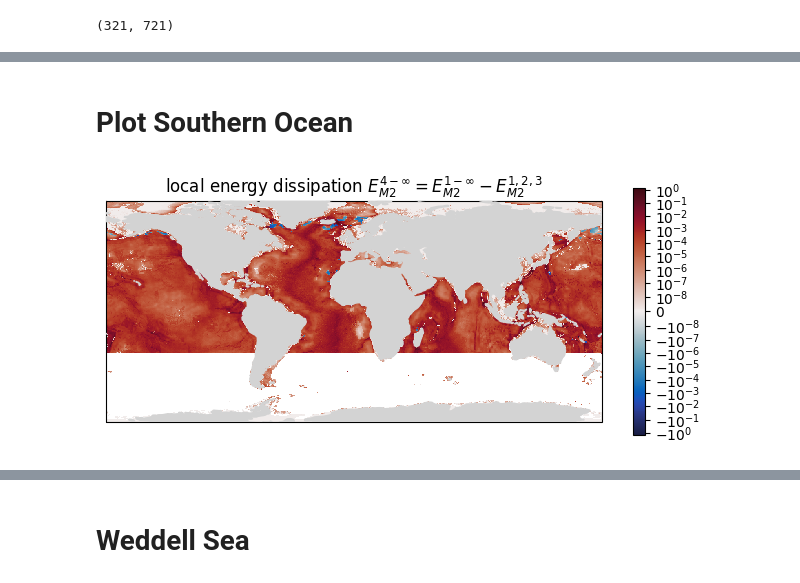
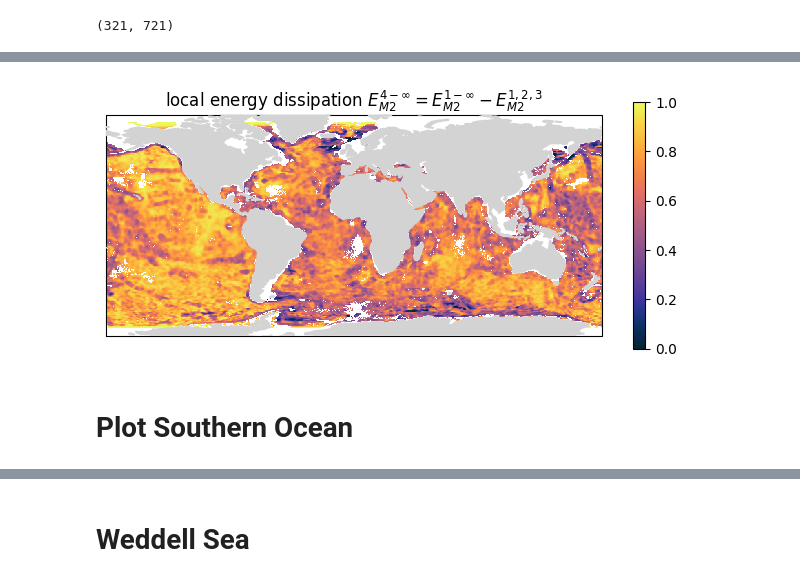
Before and after one commit to opinner/Pinner_et_al_2024, a Jupyter notebook: docs/Exploring Vic et al., 2019.ipynb, the cells around one changed output, grey strips where cells are left out. Drawn from its saved outputs; the diff is of its cells as text; code cells hidden in the pictures.

```diff
--- a/docs/Exploring Vic et al., 2019.ipynb
+++ b/docs/Exploring Vic et al., 2019.ipynb
@@ -104,3 +105,15 @@ print(np.nanmin(q),np.nanmax(q))
+# %%
+fig = plt.figure(figsize=[8, 8])
+ax = fig.add_subplot(1, 1, 1, projection=ccrs.PlateCarree())
+ax.add_feature(cfeature.LAND, color="lightgrey", alpha=1, zorder = 10)
+#im = ax.pcolormesh(lon, lat, t, transform=ccrs.PlateCarree(), cmap = cm.cm.balance, norm = mcolors.SymLogNorm(linthresh = 1e-8, vmin = - np.nanmax(np.abs(t)), vmax = np.nanmax(np.abs(t))))
+im = ax.pcolormesh(lon, lat, q, transform=ccrs.PlateCarree(), cmap = cm.cm.thermal, vmin = 0)
+#plt.title(r"$q = E^{4-\infty}_{M2} / E^{1-\infty}_{M2}$")
+plt.title(r"local energy dissipation $E^{4-\infty}_{M2} = E^{1-\infty}_{M2} - E^{1,2,3}_{M2}$")
+plt.colorbar(im, orientation='vertical', shrink = 0.4);
+#plt.savefig("./output2.png", bbox_inches = "tight", dpi = 300)
+# %% [output]
+[figure, added]
 # %% [markdown]
 # Plot Southern Ocean
 # %%
@@ -139,17 +152,6 @@ def setup_south_polar(fig):
     ax.set_boundary(circle, transform=ax.transAxes)
 
     return ax
-# %%
-fig = plt.figure(figsize=[8, 8])
-ax = fig.add_subplot(1, 1, 1, projection=ccrs.PlateCarree())
-ax.add_feature(cfeature.LAND, color="lightgrey", alpha=1, zorder = 10)
-im = ax.pcolormesh(lon, lat, t, transform=ccrs.PlateCarree(), cmap = cm.cm.balance, norm = mcolors.SymLogNorm(linthresh = 1e-8, vmin = - np.nanmax(np.abs(t)), vmax = np.nanmax(np.abs(t))))
-#plt.title(r"$q = E^{4-\infty}_{M2} / E^{1-\infty}_{M2}$")
-plt.title(r"local energy dissipation $E^{4-\infty}_{M2} = E^{1-\infty}_{M2} - E^{1,2,3}_{M2}$")
-plt.colorbar(im, orientation='vertical', shrink = 0.4);
-plt.savefig("./output2.png", bbox_inches = "tight", dpi = 300)
-# %% [output]
-[figure, removed]
 # %%
 fig = plt.figure(figsize=[4, 4])
 ax = setup_south_polar(fig)
```
Also changed, not shown: parts of 11 cells of this notebook, 2 other files.
